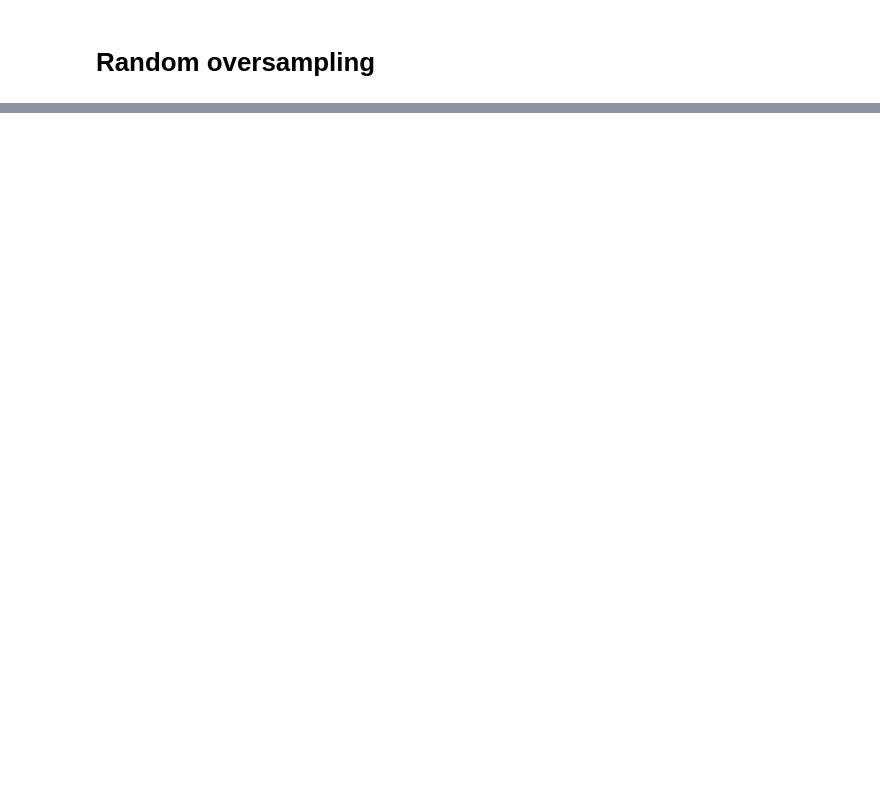
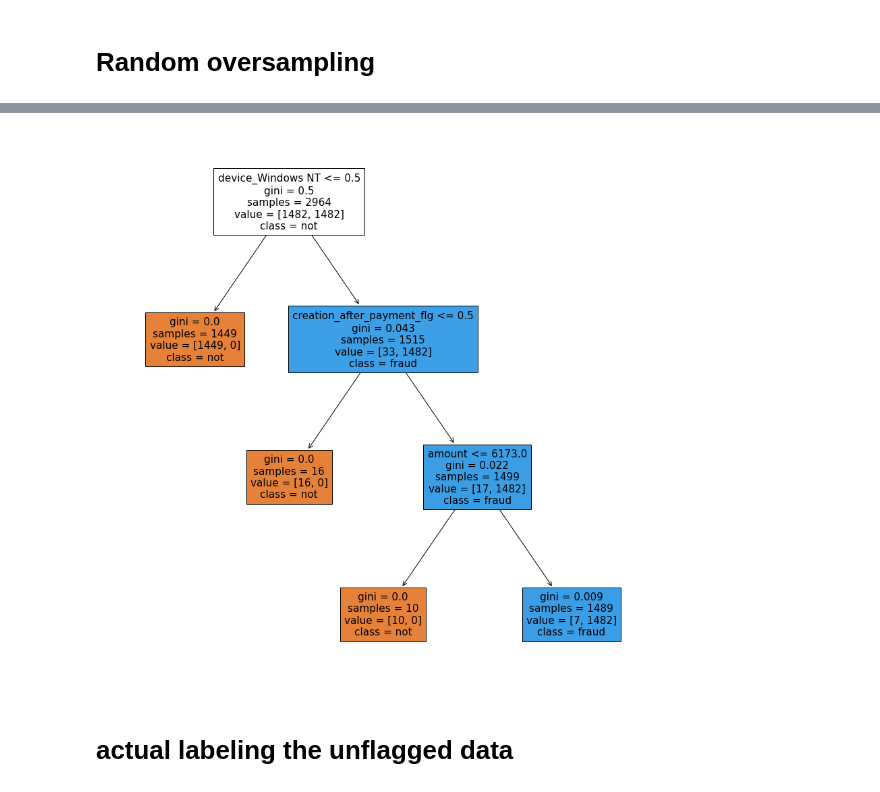
Before and after one commit to erniechen30825/fraud_detection, a Jupyter notebook: modeling.ipynb, the cells around one changed output, grey strips where cells are left out. Drawn from its saved outputs; the diff is of its cells as text; code cells hidden in the pictures; blank space fills up the shorter version.

```diff
--- a/modeling.ipynb
+++ b/modeling.ipynb
@@ -181,0 +141,9 @@ len(X_over)
+# %%
+
+
+
+for key, classifier in classifiers.items():
+    classifier.fit(X_over, y_over)
+    training_score = cross_val_score(classifier, X_over, y_over, cv=5)
+    print("Classifiers: ", classifier.__class__.__name__, "Has a training score of",
+          round(training_score.mean(), 2) * 100, "% accuracy score")
@@ -181,0 +154,27 @@ len(X_over)
+# %%
+# Logistic Regression
+log_reg_params = {"penalty": ['l1', 'l2'],
+                  'C': [0.001, 0.01, 0.1, 1, 10, 100, 1000]}
+
+
+grid_log_reg = GridSearchCV(LogisticRegression(), log_reg_params)
+grid_log_reg.fit(X_over, y_over)
+# get the logistic regression with the best parameters.
+log_reg = grid_log_reg.best_estimator_
+# %%
+knears_params = {"n_neighbors": list(range(2, 5, 1)), 'algorithm': [
+    'auto', 'ball_tree', 'kd_tree', 'brute']}
+
+grid_knears = GridSearchCV(KNeighborsClassifier(), knears_params)
+grid_knears.fit(X_over, y_over)
+# KNears best estimator
+knears_neighbors = grid_knears.best_estimator_
+# %%
+# DecisionTree Classifier
+tree_params = {"criterion": ["gini", "entropy"], "max_depth": list(range(2, 4, 1)),
+               "min_samples_leaf": list(range(5, 7, 1))}
+grid_tree = GridSearchCV(DecisionTreeClassifier(), tree_params)
+grid_tree.fit(X_over, y_over)
+
+# tree best estimator
+tree_clf = grid_tree.best_estimator_
@@ -181,0 +236,11 @@ len(X_over)
+# %%
+
+fig = plt.figure(figsize=(15, 15))
+_ = tree.plot_tree(tree_clf,
+                   feature_names=X_over.columns,
+                   class_names=["not", "fraud"],
+                   filled=True)
+# %% [output]
+[figure, added]
+# %% [markdown]
+# actual labeling the unflagged data
```
Also changed, not shown: parts of 33 cells of this notebook.
